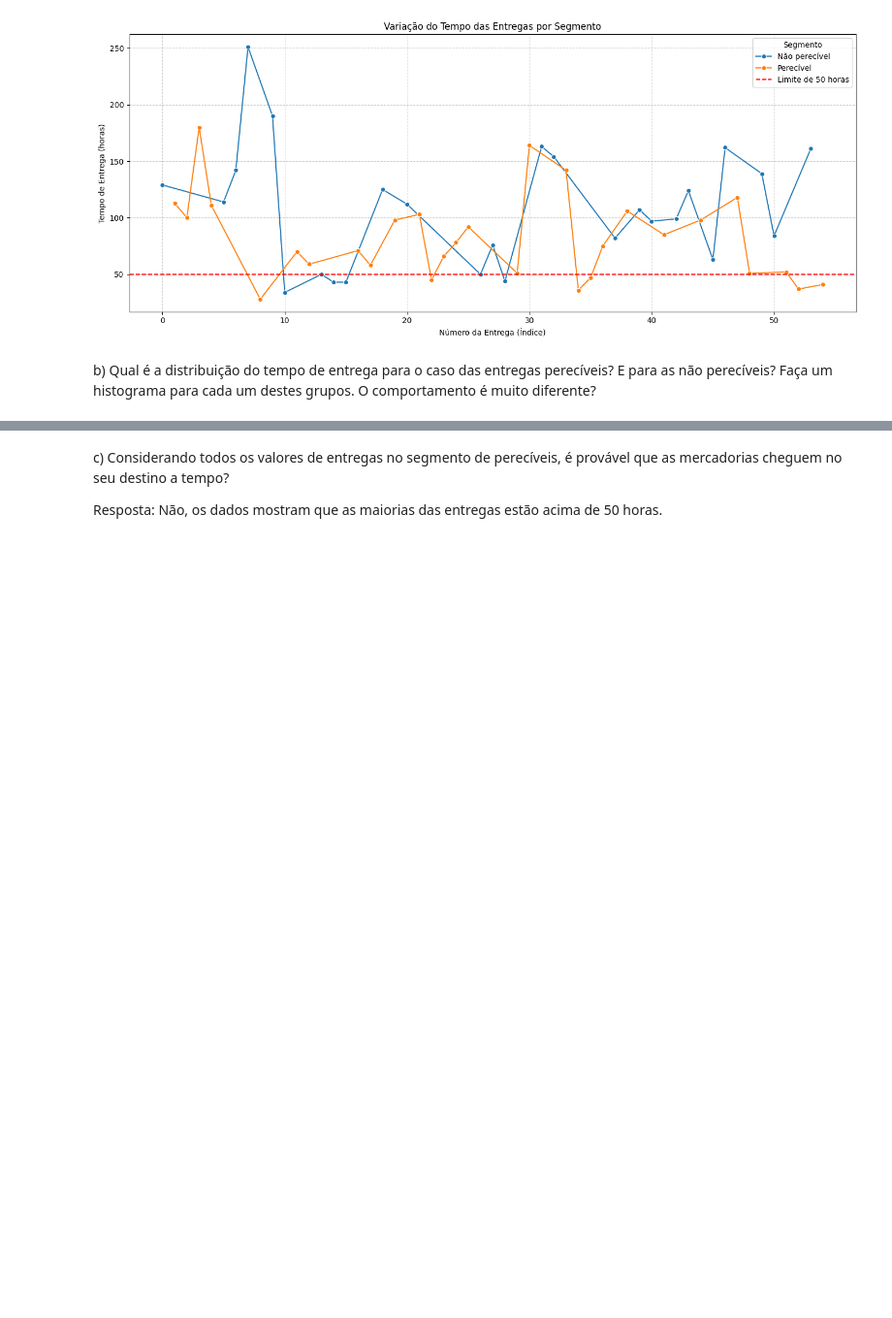
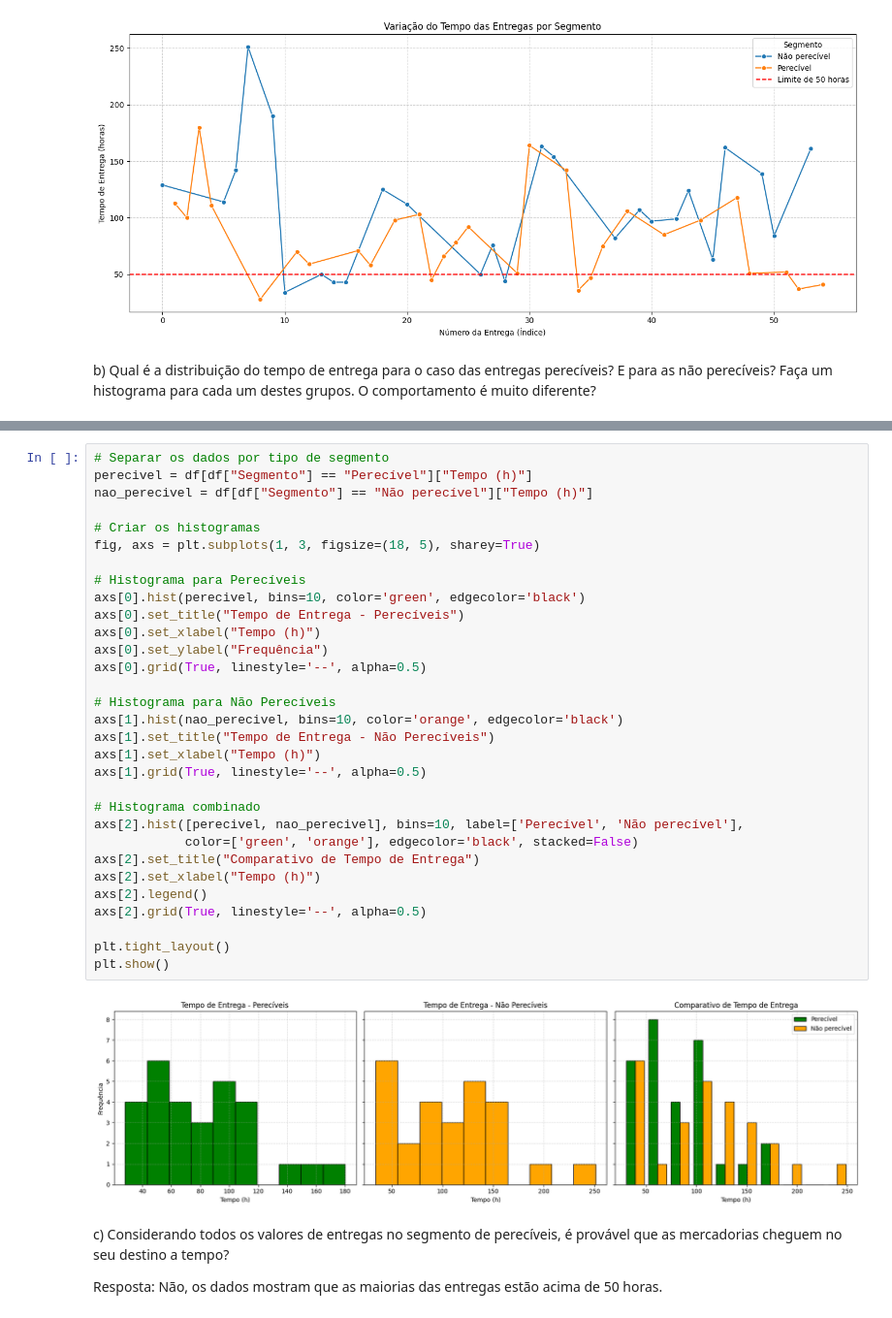
Before and after one commit to moises-rb/Analise_Dados, a Jupyter notebook: Green_Belt/Ex01/01-transporte-mercadoria.ipynb, the cells around one changed output, grey strips where cells are left out. Shown at 97% size. Cells and saved outputs as stored; diff of their text form; blank space fills up the shorter version.

```diff
--- a/Green_Belt/Ex01/01-transporte-mercadoria.ipynb
+++ b/Green_Belt/Ex01/01-transporte-mercadoria.ipynb
@@ -114,3 +75,36 @@ plt.show()
+# %%
+# Separar os dados por tipo de segmento
+perecivel = df[df["Segmento"] == "Perecível"]["Tempo (h)"]
+nao_perecivel = df[df["Segmento"] == "Não perecível"]["Tempo (h)"]
+
+# Criar os histogramas
+fig, axs = plt.subplots(1, 3, figsize=(18, 5), sharey=True)
+
+# Histograma para Perecíveis
+axs[0].hist(perecivel, bins=10, color='green', edgecolor='black')
+axs[0].set_title("Tempo de Entrega - Perecíveis")
+axs[0].set_xlabel("Tempo (h)")
+axs[0].set_ylabel("Frequência")
+axs[0].grid(True, linestyle='--', alpha=0.5)
+
+# Histograma para Não Perecíveis
+axs[1].hist(nao_perecivel, bins=10, color='orange', edgecolor='black')
+axs[1].set_title("Tempo de Entrega - Não Perecíveis")
+axs[1].set_xlabel("Tempo (h)")
+axs[1].grid(True, linestyle='--', alpha=0.5)
+
+# Histograma combinado
+axs[2].hist([perecivel, nao_perecivel], bins=10, label=['Perecível', 'Não perecível'],
+            color=['green', 'orange'], edgecolor='black', stacked=False)
+axs[2].set_title("Comparativo de Tempo de Entrega")
+axs[2].set_xlabel("Tempo (h)")
+axs[2].legend()
+axs[2].grid(True, linestyle='--', alpha=0.5)
+
+plt.tight_layout()
+plt.show()
+# %% [output]
+[figure, added]
 # %% [markdown]
 c) Considerando todos os valores de entregas no segmento de perecíveis, é provável que
 as mercadorias cheguem no seu destino a tempo?
```
Also changed, not shown: parts of 1 cell of this notebook.
